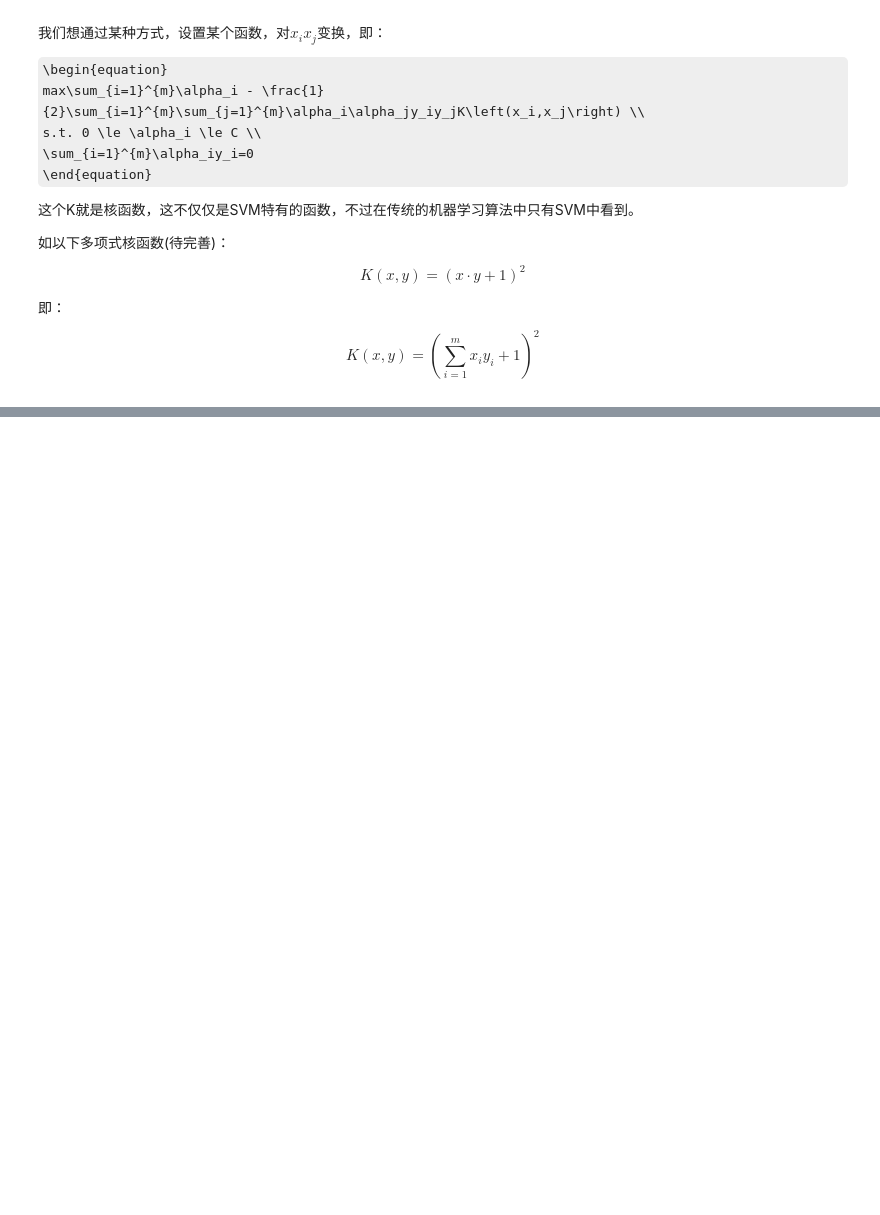
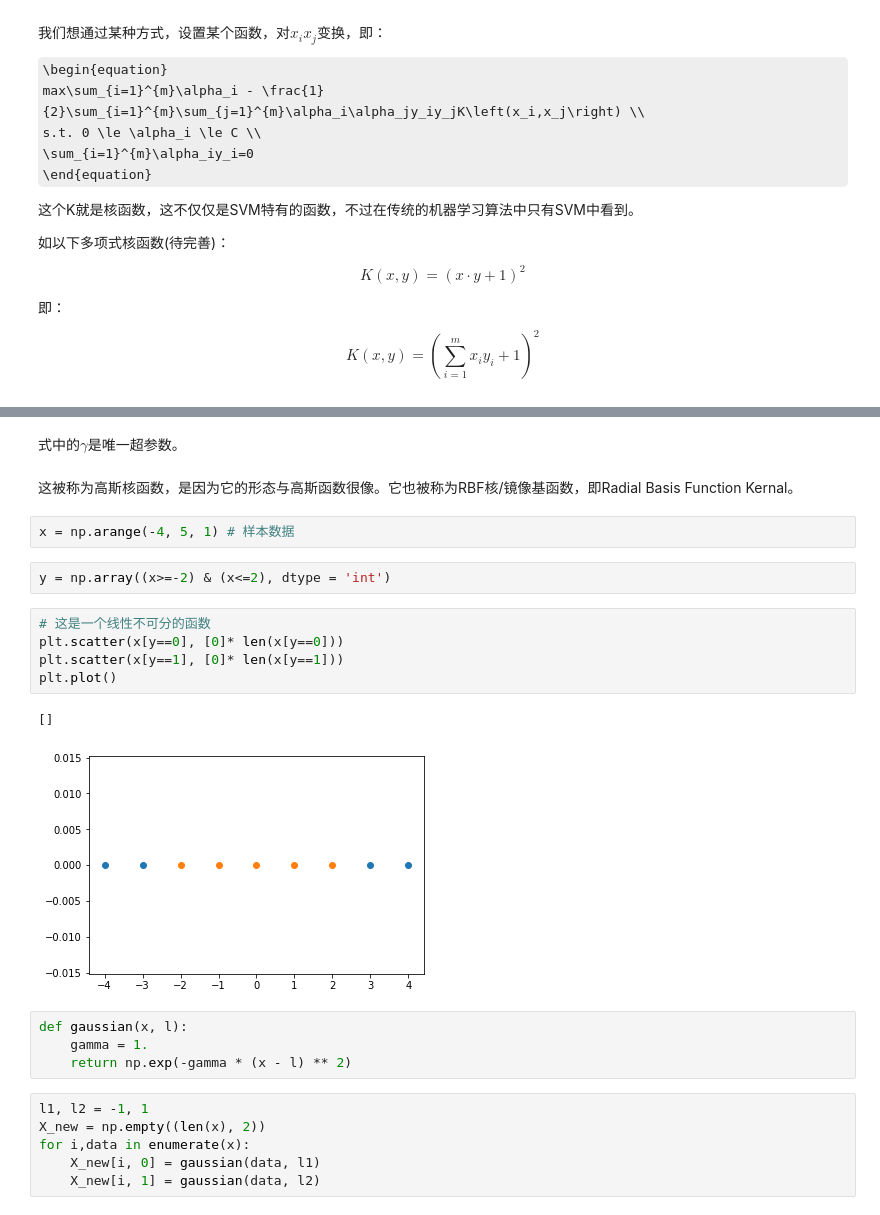
Before and after one commit to Liying1996/machine_learning, a Jupyter notebook: SVM.ipynb, the cells around one changed output, grey strips where cells are left out. Saved outputs shown, nothing was run; the diff lists cells and outputs as text; some formulas as TeX source; blank space fills up the shorter version.

```diff
--- a/SVM.ipynb
+++ b/SVM.ipynb
@@ -377,0 +382,26 @@ K\left(x, y\right) = \left(\sum_{i=1}^mx_iy_i + 1\right)^2
+# %% [markdown]
+式中的$\gamma$是唯一超参数。
+# %% [markdown]
+这被称为高斯核函数，是因为它的形态与高斯函数很像。它也被称为RBF核/镜像基函数，即Radial Basis Function Kernal。
+# %%
+x = np.arange(-4, 5, 1) # 样本数据
+# %%
+y = np.array((x>=-2) & (x<=2), dtype = 'int')
+# %%
+# 这是一个线性不可分的函数
+plt.scatter(x[y==0], [0]* len(x[y==0]))
+plt.scatter(x[y==1], [0]* len(x[y==1]))
+plt.plot()
+# %% [output]
+[]
+[figure, added]
+# %%
+def gaussian(x, l):
+    gamma = 1.
+    return np.exp(-gamma * (x - l) ** 2)
+# %%
+l1, l2 = -1, 1
+X_new = np.empty((len(x), 2))
+for i,data in enumerate(x):
+    X_new[i, 0] = gaussian(data, l1)
+    X_new[i, 1] = gaussian(data, l2)
```
Also changed, not shown: parts of 15 cells of this notebook.
